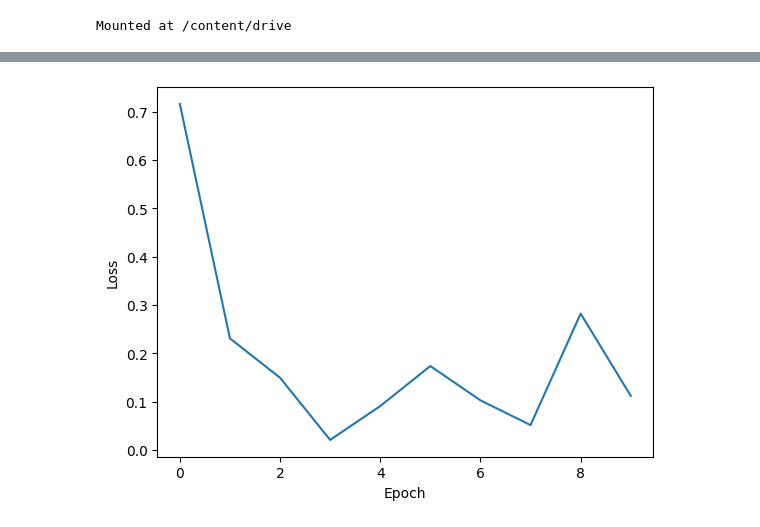
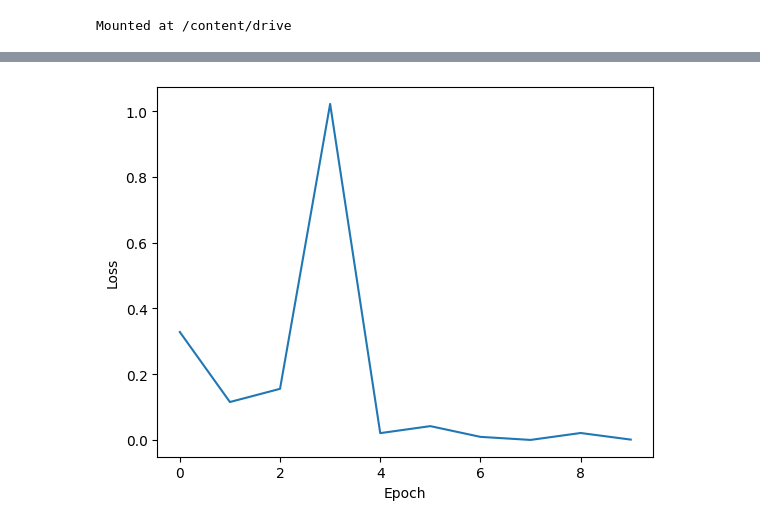
Before and after one commit to rcout328/Ai-saas, a Jupyter notebook: scamsafe.ipynb, the cells around one changed output, grey strips where cells are left out. Cells and saved outputs as stored; diff of their text form; code cells hidden in the pictures.

```diff
--- a/scamsafe.ipynb
+++ b/scamsafe.ipynb
@@ -41,6 +155,9 @@ data = pd.read_csv('/content/drive/MyDrive/scam4.csv', encoding='latin-1')
 
 # Preprocess text data
 data['v2'].fillna('', inplace=True)
+
+# Add system message to the input data
+data['v2'] = data['v2'].apply(lambda x: f"System: This message needs to be classified as scam or ham. Message: {x}")
 
 # Preprocess text data
 X = data['v2']
@@ -66,7 +183,7 @@ train_loader = DataLoader(train_dataset, batch_size=32, shuffle=True)
 
 # Define the neural network model
 class SMSNet(nn.Module):
-    def __init__(self, input_size, h1=64, h2=32, out_features=1):
+    def __init__(self, input_size=20, h1=128, h2=62, out_features=1):
         super(SMSNet, self).__init__()
         self.fc1 = nn.Linear(input_size, h1)
         self.fc2 = nn.Linear(h1, h2)
@@ -83,7 +200,7 @@ model = SMSNet(input_size)
 
 # Set the criterion and optimizer
 criterion = nn.BCELoss()
-optimizer = optim.Adam(model.parameters(), lr=0.01)
+optimizer = optim.Adam(model.parameters(), lr=0.001)
 
 # Train the model
 epochs = 10
@@ -117,11 +234,11 @@ with torch.no_grad():
     print(f'Accuracy: {accuracy:.4f}')
 
 def preprocess_message(message, vectorizer):
-    message_vectorized = vectorizer.transform([message])
+    system_message = f"System: This message needs to be classified as scam or ham. Message: {message}"
+    message_vectorized = vectorizer.transform([system_message])
     message_tensor = torch.tensor(message_vectorized.toarray(), dtype=torch.float32)
     return message_tensor
 
-# Make a prediction
 def predict_message(model, message_tensor):
     model.eval()  # Set the model to evaluation mode
     with torch.no_grad():
@@ -129,21 +246,85 @@ def predict_message(model, message_tensor):
         prediction = (output > 0.5).float().item()
     return prediction
 
-# Interpret the prediction
 def interpret_prediction(prediction):
     return 'scam' if prediction == 1 else 'ham'
 
-# Example custom message
-new_message =  "Jean, a cheque for our order has been accepted. You can find it attached to this email. need to pay 30000"
+# Function to check multiple messages
+def check_multiple_messages(model, messages, vectorizer):
+    results = []
+    for message in messages:
+        message_tensor = preprocess_message(message, vectorizer)
+        prediction = predict_message(model, message_tensor)
+        result = interpret_prediction(prediction)
+        results.append((message, result))
+    return results
 
-# Preprocess the message
-message_tensor = preprocess_message(new_message, vectorizer)
+new_messages = [
+    # Financial Opportunity Scams
+    "Start earning $5000 a week from the comfort of your home. Sign up now!",
+    "Invest in this exclusive opportunity and double your money in a month!",
+    "Unlock the secret to making thousands of dollars online with minimal effort.",
+    "Join our investment group and see returns like never before!",
+    "Make a six-figure income working part-time. Learn how!",
+    "Discover the easiest way to get rich quick. Click here!",
+    "Turn your savings into a fortune with our investment plan.",
+    "Earn passive income effortlessly. Register today!",
+    "Be your own boss and make money fast. Start now!",
+    "Exclusive offer: triple your earnings in just weeks!",
 
-# Get the prediction
-prediction = predict_message(model, message_tensor)
+    # Prize Scams
+    "Congratulations! You've won a $1000 gift card. Claim now!",
+    "You are the lucky winner of a brand new car! Click to receive.",
+    "Redeem your free vacation package today. Limited time offer!",
+    "You've been selected for a free movie ticket. Claim now.",
+    "Win a year's supply of groceries. Enter your details here.",
+    "Claim your prize: a luxury cruise for two. Act fast!",
+    "You have won a free laptop. Provide your info to get it.",
+    "Your email has won a cash prize. Click to collect!",
+    "Receive a free smartphone by participating in our survey.",
+    "You've been chosen to win a $500 shopping spree. Claim today!",
 
-# Interpret the prediction
-result = interpret_prediction(prediction)
+    # Offer Scams
+    "Win a free weekend getaway! Enter now.",
+    "Get a free iPad by signing up for our newsletter.",
+    "Receive a free gift card for completing this short survey.",
+    "Exclusive offer: free gym membership for a year. Join now!",
+    "Try our product for free. Click here to get your sample.",
+    "Claim your free e-book on financial freedom. Download now!",
+    "Get a free trial of our premium service. Limited spots available.",
+    "Receive a free fashion makeover. Register today!",
+    "Enter to win a free home makeover. Sign up now!",
+    "Get a free month of streaming service. Subscribe here.",
 
-print(f"The message is classified as: {result}")
+    # Security Scams
+    "Your recent payment was declined. Update your information.",
+    "Suspicious activity detected on your account. Verify now.",
+    "Your account has been locked. Click to unlock.",
+    "We detected a security breach. Secure your account immediately.",
+    "Your password is about to expire. Change it now.",
+    "Unusual login attempt detected. Confirm your identity.",
+    "Your account will be suspended. Verify your details.",
+    "Urgent: update your payment information to avoid service disruption.",
+    "Security alert: unauthorized access to your account. Act now!",
+    "Your account needs verification. Click here to proceed.",
+
+    # False Purchase/Shipment Scams
+    "Your order has been shipped. Track it here.",
+    "We couldn't deliver your package. Update your address.",
+    "Your recent purchase was successful. View receipt.",
+    "Your package is on hold. Confirm your delivery details.",
+    "Your shipment is delayed. Check status here.",
+    "Payment failed for your recent order. Retry payment.",
+    "Your item is out of stock. Choose a replacement.",
+    "Order confirmation needed. Verify purchase details.",
+    "Your delivery is scheduled. View tracking information.",
+    "Your purchase has been cancelled. Contact support.",
+]
+
+# Get predictions for multiple messages
+results = check_multiple_messages(model, new_messages, vectorizer)
+
+# Print the results
+for message, result in results:
+    print(f'Message: {message}\nPredicted result: {result}\n')
 # %% [output]
@@ -155 +336 @@ Epoch [9/10], Loss: 0.2821
-[figure, old version]
+[figure, new version]
```
Also changed, not shown: parts of 14 cells of this notebook.
